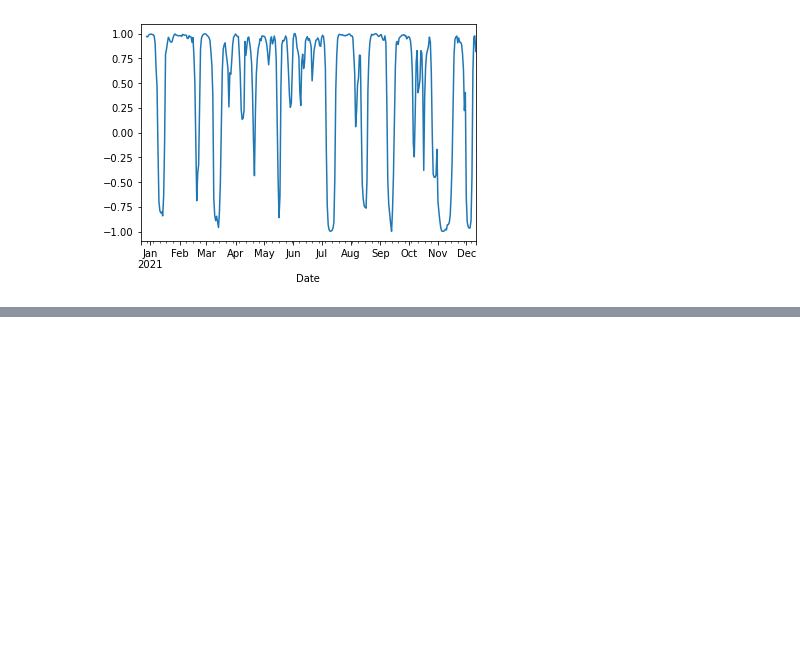
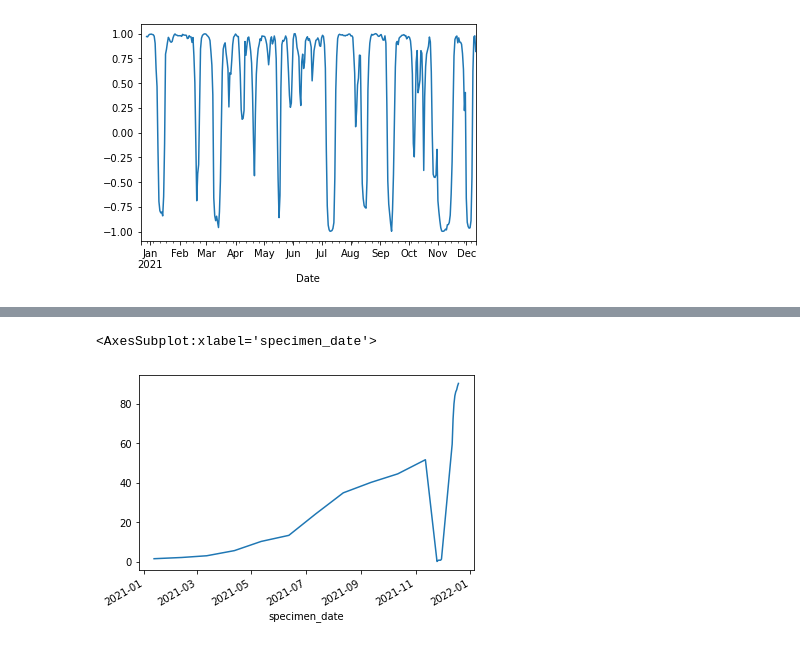
Before and after one commit to nowaycomputer/scotvid, a Jupyter notebook: dev/Scotvid.ipynb, the cells around one changed output, grey strips where cells are left out. Saved outputs shown, nothing was run; the diff lists cells and outputs as text; code cells hidden in the pictures; blank space fills up the shorter version.

```diff
--- a/dev/Scotvid.ipynb
+++ b/dev/Scotvid.ipynb
@@ -563,0 +614,4 @@ TypeError: not enough arguments for format string
+# %%
+df_gov_sgtf=pd.read_csv('https://assets.publishing.service.gov.uk/government/uploads/system/uploads/attachment_data/file/1043241/sgtf_regionepicurve_2021-12-21.csv',index_col='specimen_date',parse_dates=True)
+# %%
+df_gov_sgtf_lon=df_gov_sgtf[(df_gov_sgtf['UKHSA_region']=='London') & (df_gov_sgtf['sgtf']=='Cases with confirmed SGTF')]
@@ -563,0 +635,5 @@ TypeError: not enough arguments for format string
+# %%
+df_gov_sgtf_lon['percent'].tail(25).plot()
+# %% [output]
+<AxesSubplot:xlabel='specimen_date'>
+[figure, added]
```
Also changed, not shown: parts of 23 cells of this notebook, 5 other files.
